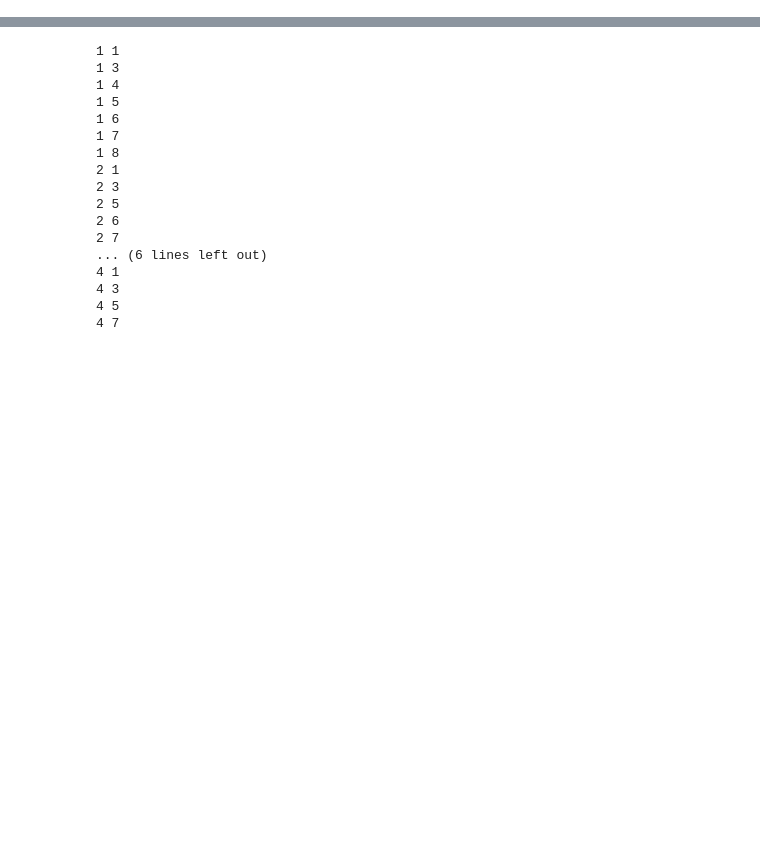
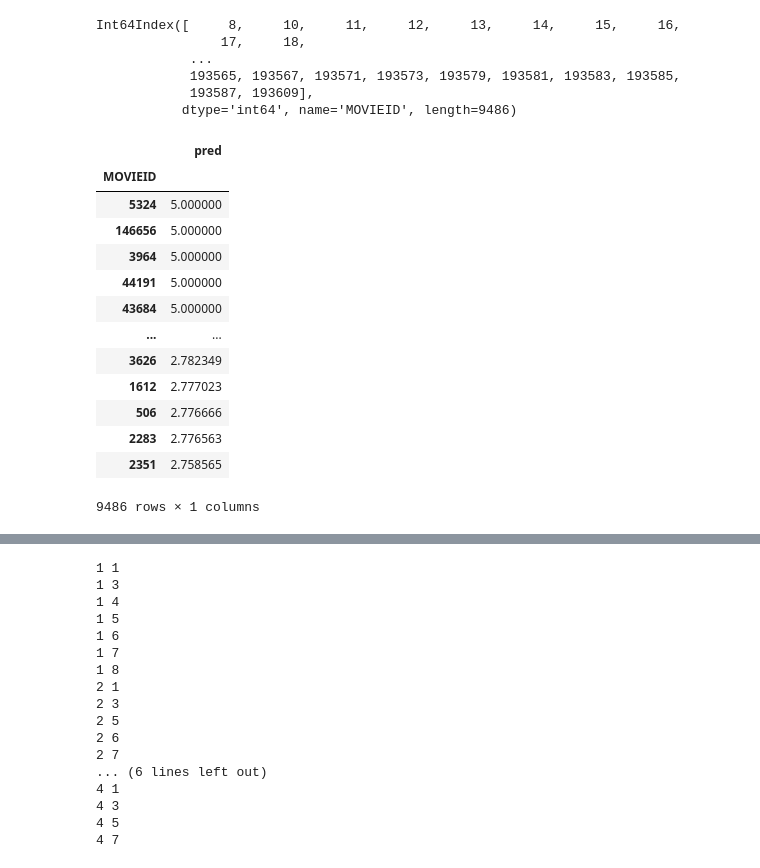
Before and after one commit to nusa1890/Item-Based-Collaborative-filtering-fix, a Jupyter notebook: Untitled-1.ipynb, the cells around one changed output, grey strips where cells are left out. Drawn from its saved outputs; the diff is of its cells as text; code cells hidden in the pictures; blank space fills up the shorter version.

```diff
--- a/Untitled-1.ipynb
+++ b/Untitled-1.ipynb
@@ -66,0 +93,29 @@ r_ur_corr_matt
+# %%
+unrated.index
+# %% [output]
+Int64Index([     8,     10,     11,     12,     13,     14,     15,     16,
+                17,     18,
+            ...
+            193565, 193567, 193571, 193573, 193579, 193581, 193583, 193585,
+            193587, 193609],
+           dtype='int64', name='MOVIEID', length=9486)
+# %%
+x=np.sum(r_ur_corr_matt.to_numpy() * rated.to_numpy(),axis=1)
+y=np.sum(r_ur_corr_matt.to_numpy(),axis=1)
+z=pd.DataFrame(x/y,columns=['pred'],index=unrated.index).sort_values(ascending=False,by=['pred'])
+z
+# %% [output]
+|  | pred |
+| MOVIEID |  |
+| 5324 | 5.000000 |
+| 146656 | 5.000000 |
+| 3964 | 5.000000 |
+| 44191 | 5.000000 |
+| 43684 | 5.000000 |
+| ... | ... |
+| 3626 | 2.782349 |
+| 1612 | 2.777023 |
+| 506 | 2.776666 |
+| 2283 | 2.776563 |
+| 2351 | 2.758565 |
+9486 rows × 1 columns
```
Also changed, not shown: parts of 18 cells of this notebook.
